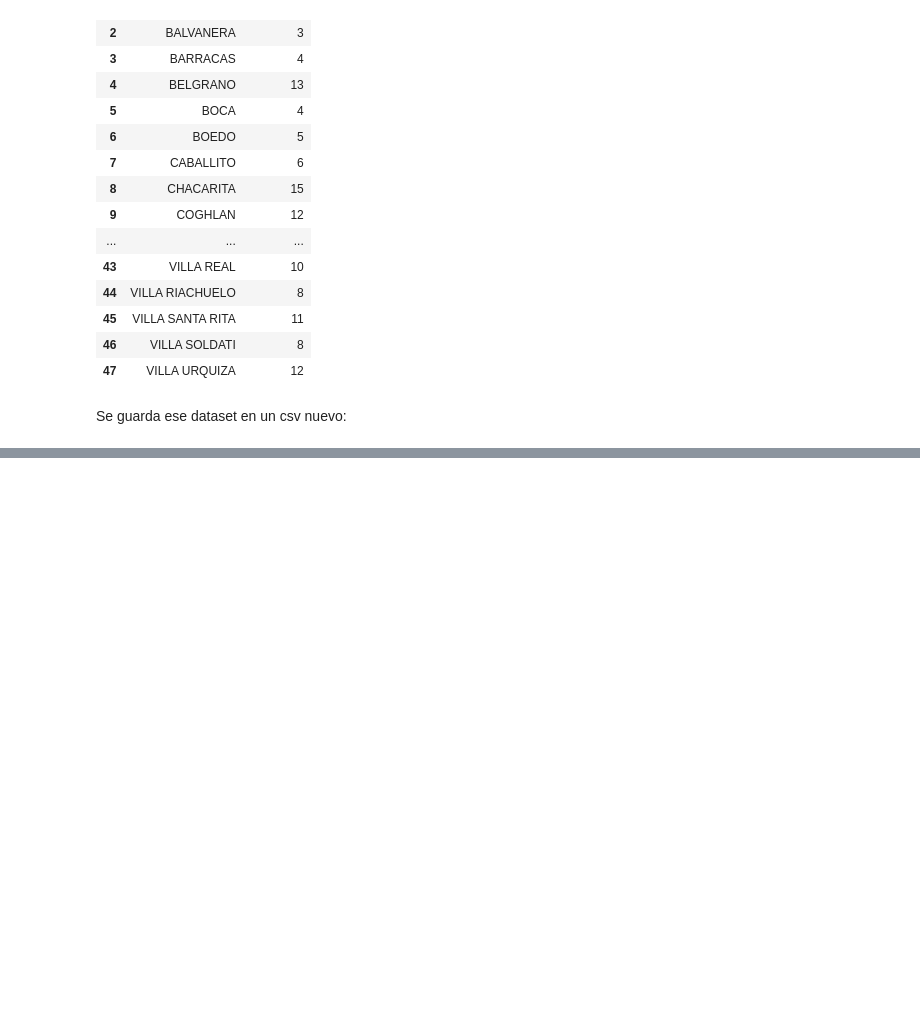
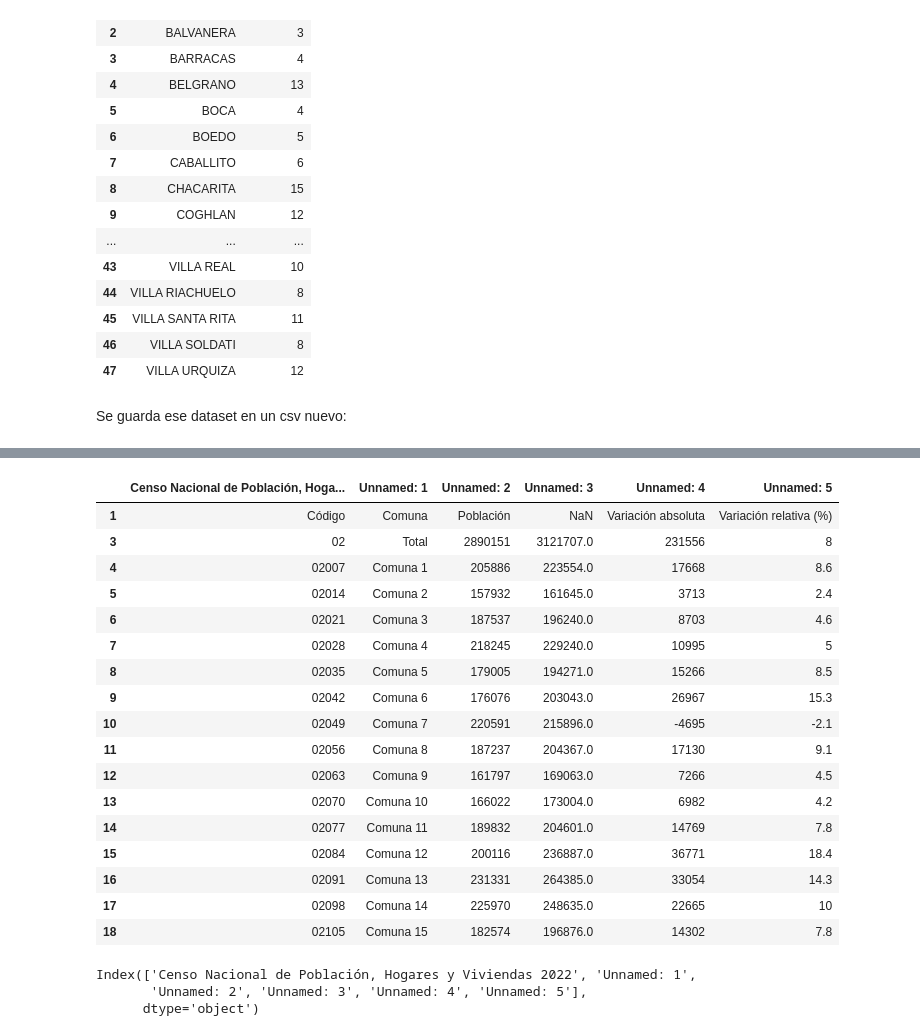
Before and after one commit to camillaneza/PI2_Siniestros_Viales, a Jupyter notebook: ETL.ipynb, the cells around one changed output, grey strips where cells are left out. Saved outputs shown, nothing was run; the diff lists cells and outputs as text; code cells hidden in the pictures; blank space fills up the shorter version.

```diff
--- a/ETL.ipynb
+++ b/ETL.ipynb
@@ -644,0 +647,5 @@ df_barrios_comunas.to_csv('Data/barrios_por_comuna.csv', index=False)
+# %%
+ruta_censos_caba = 'Data/censos_caba.xlsx'
+# %%
+df_censos_caba = pd.read_excel(ruta_censos_caba, sheet_name='Cuadro 1.1')
+df_censos_caba
@@ -644,0 +670,29 @@ df_barrios_comunas.to_csv('Data/barrios_por_comuna.csv', index=False)
+# %%
+df_censos_caba=df_censos_caba.drop([0, 2, 19, 20])
+# %%
+df_censos_caba
+# %% [output]
+|  | Censo Nacional de Población, Hoga... | Unnamed: 1 | Unnamed: 2 | Unnamed: 3 | Unnamed: 4 | Unnamed: 5 |
+| 1 | Código | Comuna | Población | NaN | Variación absoluta | Variación relativa (%) |
+| 3 | 02 | Total | 2890151 | 3121707.0 | 231556 | 8 |
+| 4 | 02007 | Comuna 1 | 205886 | 223554.0 | 17668 | 8.6 |
+| 5 | 02014 | Comuna 2 | 157932 | 161645.0 | 3713 | 2.4 |
+| 6 | 02021 | Comuna 3 | 187537 | 196240.0 | 8703 | 4.6 |
+| 7 | 02028 | Comuna 4 | 218245 | 229240.0 | 10995 | 5 |
+| 8 | 02035 | Comuna 5 | 179005 | 194271.0 | 15266 | 8.5 |
+| 9 | 02042 | Comuna 6 | 176076 | 203043.0 | 26967 | 15.3 |
+| 10 | 02049 | Comuna 7 | 220591 | 215896.0 | -4695 | -2.1 |
+| 11 | 02056 | Comuna 8 | 187237 | 204367.0 | 17130 | 9.1 |
+| 12 | 02063 | Comuna 9 | 161797 | 169063.0 | 7266 | 4.5 |
+| 13 | 02070 | Comuna 10 | 166022 | 173004.0 | 6982 | 4.2 |
+| 14 | 02077 | Comuna 11 | 189832 | 204601.0 | 14769 | 7.8 |
+| 15 | 02084 | Comuna 12 | 200116 | 236887.0 | 36771 | 18.4 |
+| 16 | 02091 | Comuna 13 | 231331 | 264385.0 | 33054 | 14.3 |
+| 17 | 02098 | Comuna 14 | 225970 | 248635.0 | 22665 | 10 |
+| 18 | 02105 | Comuna 15 | 182574 | 196876.0 | 14302 | 7.8 |
+# %%
+df_censos_caba.columns
+# %% [output]
+Index(['Censo Nacional de Población, Hogares y Viviendas 2022', 'Unnamed: 1',
+       'Unnamed: 2', 'Unnamed: 3', 'Unnamed: 4', 'Unnamed: 5'],
+      dtype='object')
```
Also changed, not shown: parts of 12 cells of this notebook, 1 other file.
